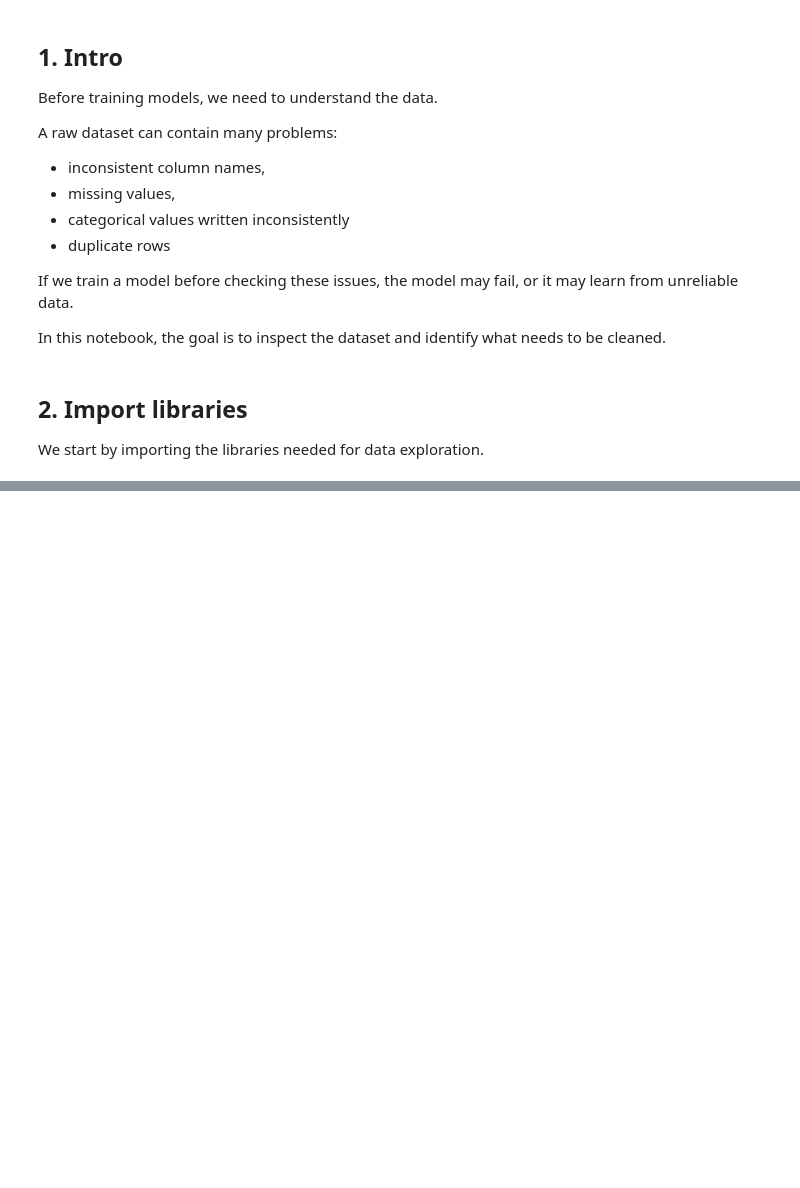
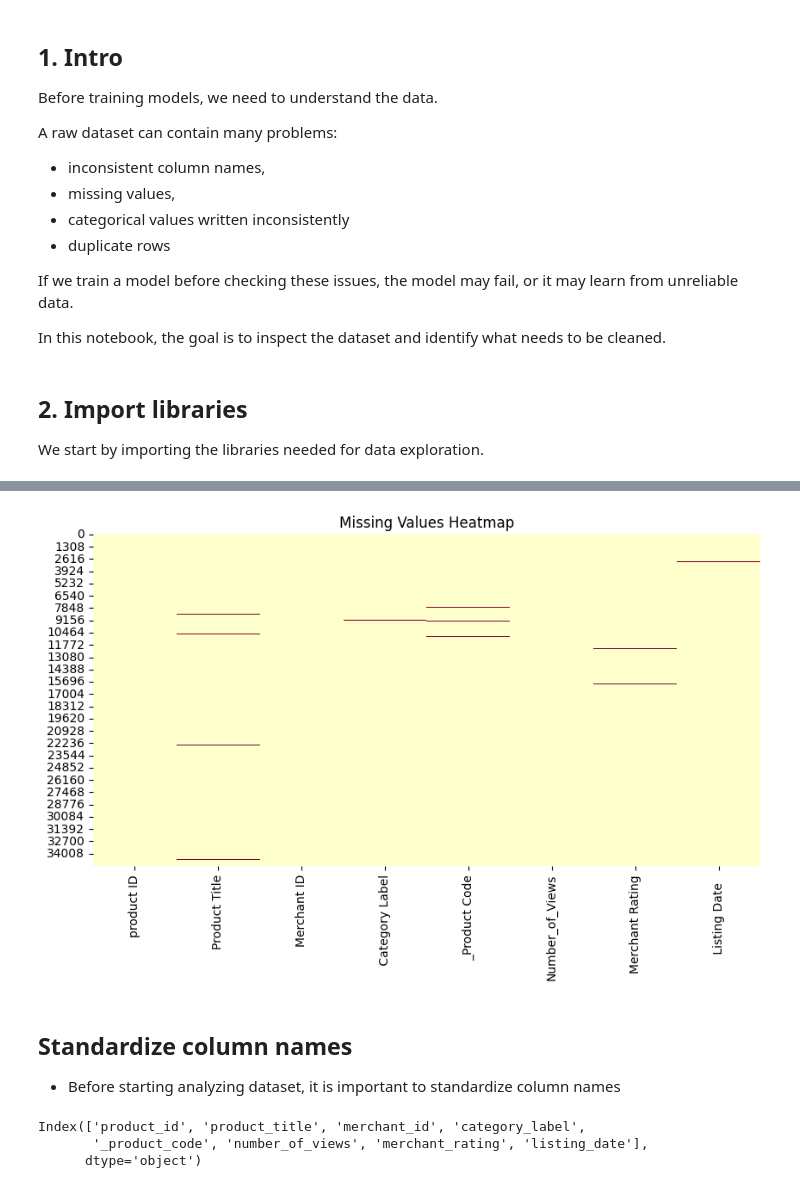
Before and after one commit to AnidaH-git/ml-products_analysis, a Jupyter notebook: notebook/Task3_products_analysis_ml.ipynb, the cells around one changed output, grey strips where cells are left out. Cells and saved outputs as stored; diff of their text form; code cells hidden in the pictures; blank space fills up the shorter version.

Commit message:
missing values evaluation and column standardization

```diff
--- a/notebook/Task3_products_analysis_ml.ipynb
+++ b/notebook/Task3_products_analysis_ml.ipynb
@@ -82,0 +107,21 @@ First 5 rows:
+# %%
+# Visualize missing data with seaborn heatmap
+plt.figure(figsize=(10, 5))
+sns.heatmap(df.isna(), cbar=False, cmap="YlOrRd")
+plt.title("Missing Values Heatmap")
+plt.show()
+# %% [output]
+[figure, added]
+# %% [markdown]
+## Standardize column names
+- Before starting analyzing dataset, it is important to standardize column names
+# %%
+# Standardize column names to lowercase with underscores
+df.columns = df.columns.str.strip().str.lower().str.replace('_', ' ').str.replace(' ', '_')
+
+# Verify the new column names
+print(df.columns)
+# %% [output]
+Index(['product_id', 'product_title', 'merchant_id', 'category_label',
+       '_product_code', 'number_of_views', 'merchant_rating', 'listing_date'],
+      dtype='object')
```
Also changed, not shown: parts of 4 cells of this notebook.
